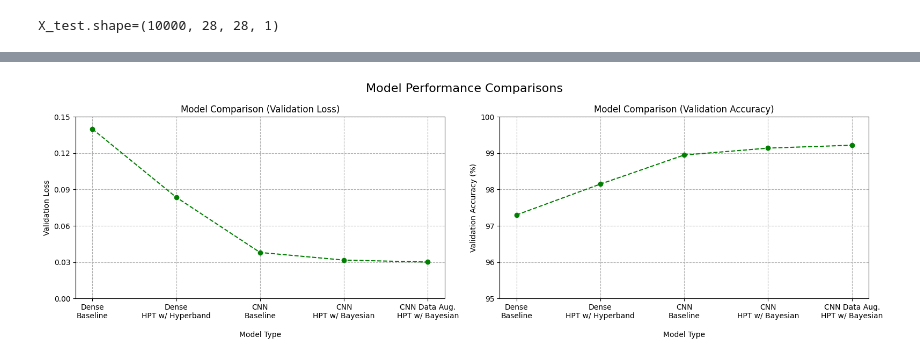
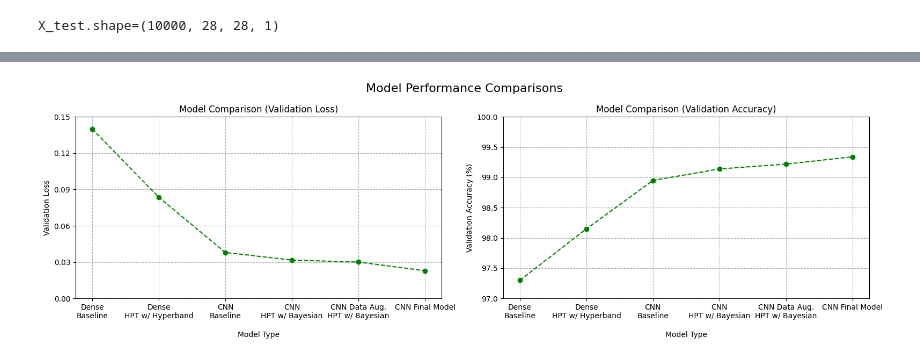
Before and after one commit to AustinLowey/tensorflow-mnist-deep-neural-network, a Jupyter notebook: src/3_test_final_model.ipynb, the cells around one changed output, grey strips where cells are left out. Saved outputs shown, nothing was run; the diff lists cells and outputs as text; code cells hidden in the pictures.

```diff
--- a/src/3_test_final_model.ipynb
+++ b/src/3_test_final_model.ipynb
@@ -63,34 +63,41 @@ plt.show()
 # %%
 ### Plot validation data for each technique/process's best model (taken from earlier notebooks) ###
 
 model_performances = {
-    'model_name': ['Dense\nBaseline', 'Dense\nHPT w/ Hyperband', 'CNN\nBaseline', 'CNN\nHPT w/ Bayesian', 'CNN Data Aug.\nHPT w/ Bayesian'],
-    'val_accuracy': [97.30, 98.15, 98.95, 99.14, 99.22],
-    'val_loss': [.1400, 0.0836, 0.0380, 0.0317, 0.0301],
+    'model_name': [
+        'Dense\nBaseline',
+        'Dense\nHPT w/ Hyperband',
+        'CNN\nBaseline',
+        'CNN\nHPT w/ Bayesian',
+        'CNN Data Aug.\nHPT w/ Bayesian',
+        'CNN Final Model'
+    ],
+    'val_accuracy': [97.30, 98.15, 98.95, 99.14, 99.22, 99.34],
+    'val_loss': [.1400, 0.0836, 0.0380, 0.0317, 0.0301, 0.0229],
 }
 
 fig, axes = plt.subplots(1, 2, figsize=(16, 5))
 
 # Plot 1: Validation Loss
 axes[0].plot(model_performances['model_name'], model_performances['val_loss'], marker='o', linestyle='--', color='green')
 axes[0].set_title('Model Comparison (Validation Loss)')
 axes[0].set_xlabel('Model Type', labelpad=15)
 axes[0].set_ylabel('Validation Loss')
 axes[0].set_ylim(0.0, 0.15)
 axes[0].set_yticks([i/100 for i in range(0, 16, 3)])
 axes[0].grid(True, axis='both', linestyle='--')
 
 # Plot 2: Validation Accuracy
 axes[1].plot(model_performances['model_name'], model_performances['val_accuracy'], marker='o', linestyle='--', color='green')
 axes[1].set_title('Model Comparison (Validation Accuracy)')
 axes[1].set_xlabel('Model Type', labelpad=15)
 axes[1].set_ylabel('Validation Accuracy (%)')
-axes[1].set_ylim(95, 100)
-axes[1].set_yticks([i for i in range(95, 101)])
+axes[1].set_ylim(97, 100)
+axes[1].set_yticks([97.0, 97.5, 98.0, 98.5, 99.0, 99.5, 100.0])
 axes[1].grid(True, axis='both', linestyle='--')
 
 fig.suptitle('Model Performance Comparisons', fontsize=16)
 plt.tight_layout()
 plt.show()
 # %% [output]
-[figure, old version]
+[figure, new version]
```
Also changed, not shown: parts of 3 cells of this notebook, 22 other files.
